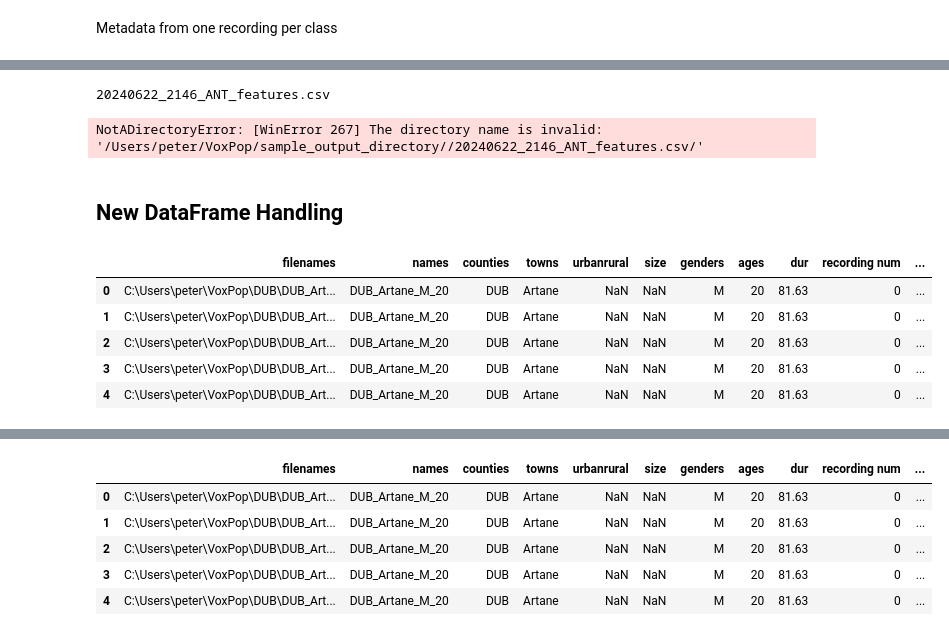
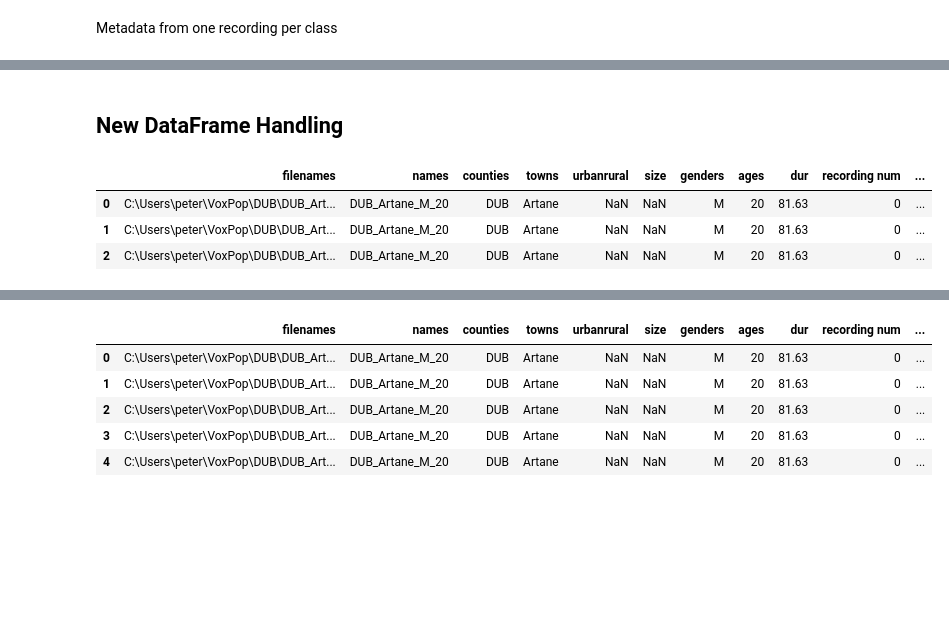
Before and after one commit to dpnolan/voxpop, a Jupyter notebook: irish_accents_class.ipynb, the cells around one changed output, grey strips where cells are left out. Cells and saved outputs as stored; diff of their text form; code cells hidden in the pictures; blank space fills up the shorter version.

```diff
--- a/irish_accents_class.ipynb
+++ b/irish_accents_class.ipynb
@@ -50,6 +50,7 @@ os.listdir(accents_path)
  'ANT_Ballyclare_R2_M_55_Rec_8_Sample_98.wav',
  ...]
 # %%
+'''
 for i, accent_dir in enumerate(os.listdir(accents_path)):
     dir_path = accents_path + "/" + accent_dir + "/"
     print(accent_dir)
@@ -64,22 +65,18 @@ for i, accent_dir in enumerate(os.listdir(accents_path)):
         librosa.display.waveshow(y=x, sr=sr, color="b")
         plt.show()
         break
+'''
-# %% [output]
-20240622_2146_ANT_features.csv
-NotADirectoryError: [WinError 267] The directory name is invalid: '/Users/peter/VoxPop/sample_output_directory//20240622_2146_ANT_features.csv/'
 # %% [markdown]
 ## New DataFrame Handling
 # %%
 df1 = pd.read_csv(accents_path+'20240622_2202_DUB_features.csv', index_col=0)
 # %%
-df1[:5]
+df1[:3]
 # %% [output]
 |  | filenames | names | counties | towns | urbanrural | size | genders | ages | dur | recording num | ... |
 | 0 | C:\Users\peter\VoxPop\DUB\DUB_Art... | DUB_Artane_M_20 | DUB | Artane | NaN | NaN | M | 20 | 81.63 | 0 | ... |
 | 1 | C:\Users\peter\VoxPop\DUB\DUB_Art... | DUB_Artane_M_20 | DUB | Artane | NaN | NaN | M | 20 | 81.63 | 0 | ... |
 | 2 | C:\Users\peter\VoxPop\DUB\DUB_Art... | DUB_Artane_M_20 | DUB | Artane | NaN | NaN | M | 20 | 81.63 | 0 | ... |
-| 3 | C:\Users\peter\VoxPop\DUB\DUB_Art... | DUB_Artane_M_20 | DUB | Artane | NaN | NaN | M | 20 | 81.63 | 0 | ... |
-| 4 | C:\Users\peter\VoxPop\DUB\DUB_Art... | DUB_Artane_M_20 | DUB | Artane | NaN | NaN | M | 20 | 81.63 | 0 | ... |
 # %%
 df2 = pd.read_csv(accents_path+'20240622_2146_ANT_features.csv', index_col=0)
 # %%
```
Also changed, not shown: parts of 66 cells of this notebook.
